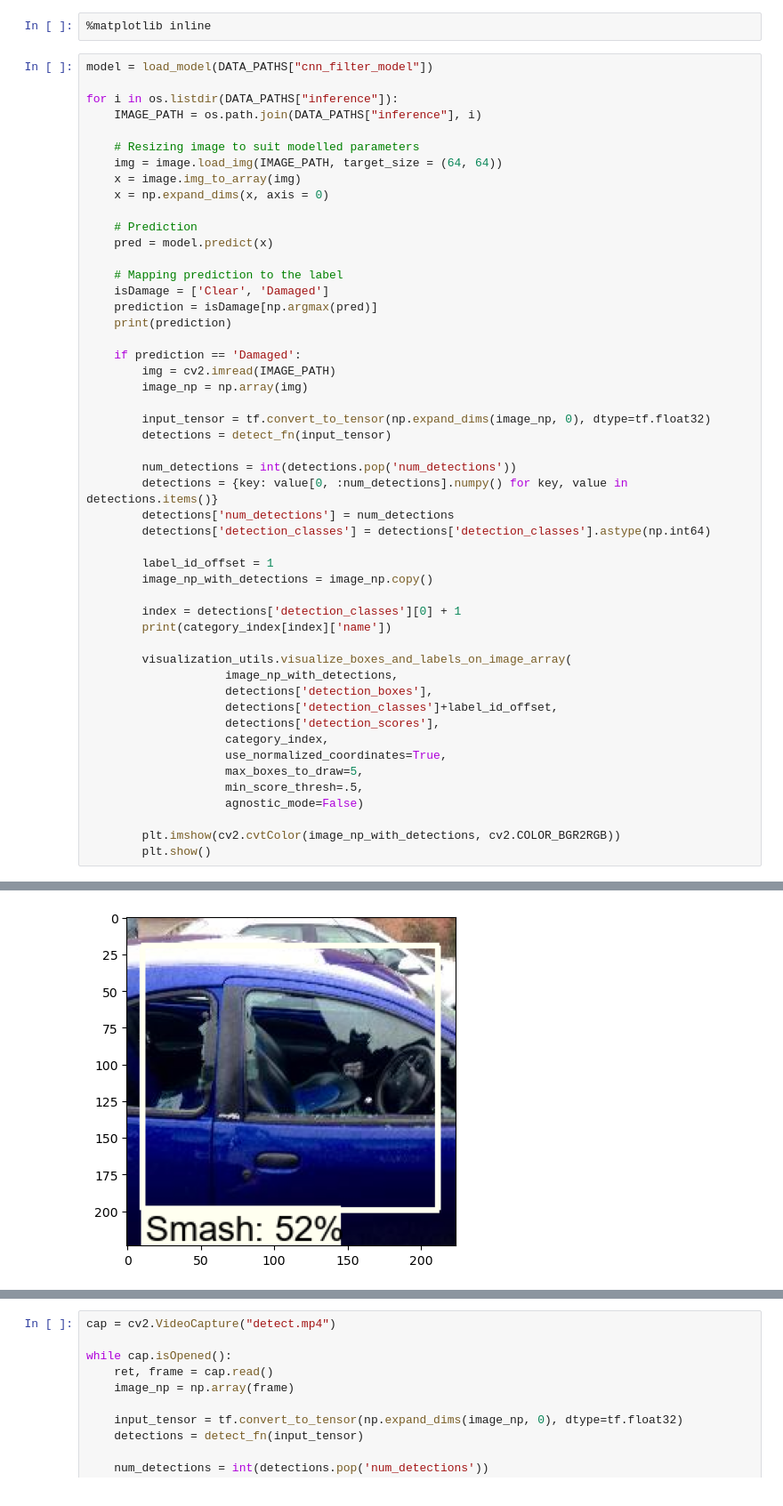
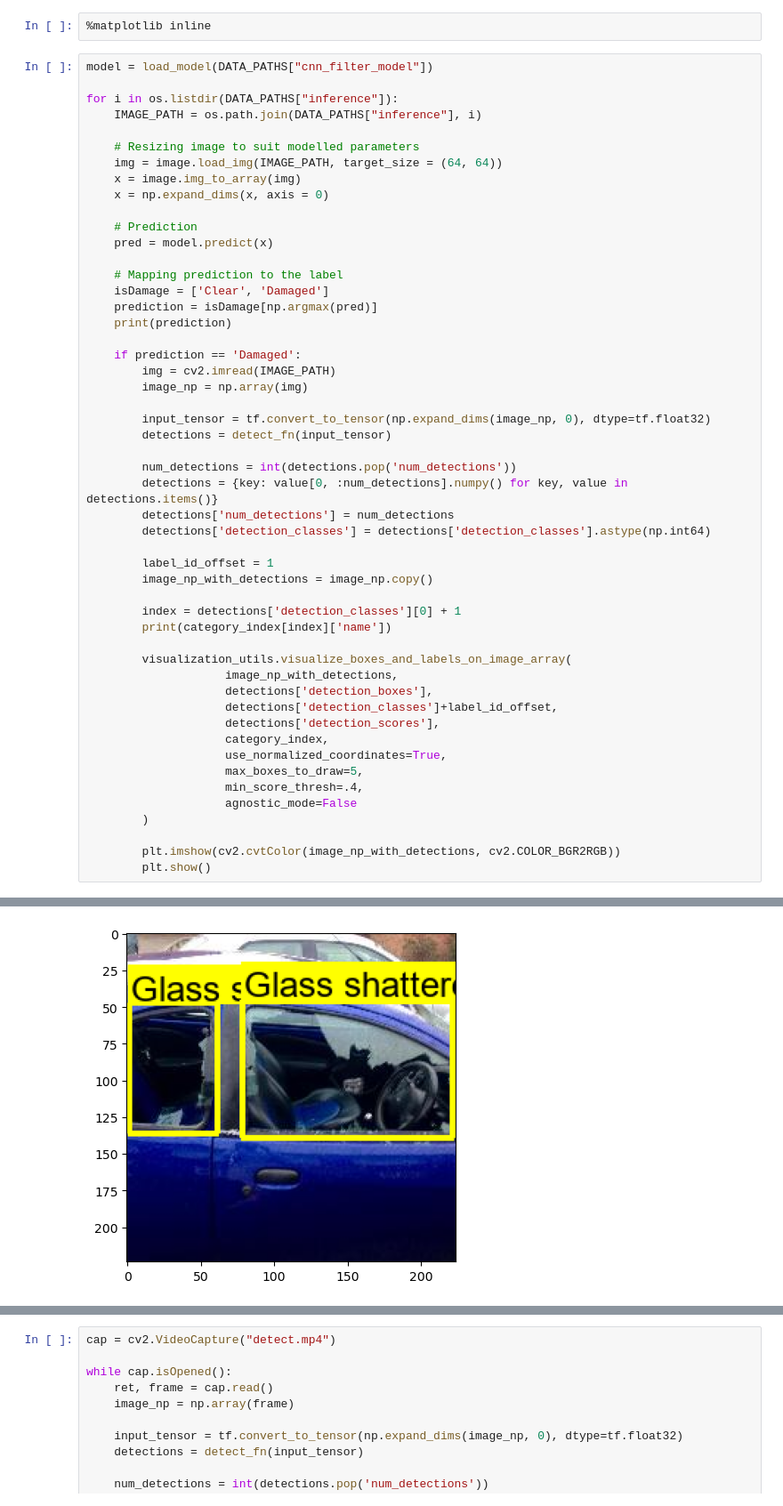
Before and after one commit to SaniaE/car-damage-detection, a Jupyter notebook: Test.ipynb, the cells around one changed output, grey strips where cells are left out. Shown at 89% size. Cells and saved outputs as stored; diff of their text form.

```diff
--- a/Test.ipynb
+++ b/Test.ipynb
@@ -84,8 +84,9 @@ for i in os.listdir(DATA_PATHS["inference"]):
                     category_index,
                     use_normalized_coordinates=True,
                     max_boxes_to_draw=5,
-                    min_score_thresh=.5,
-                    agnostic_mode=False)
+                    min_score_thresh=.4,
+                    agnostic_mode=False
+        )
 
         plt.imshow(cv2.cvtColor(image_np_with_detections, cv2.COLOR_BGR2RGB))
         plt.show()
@@ -104,3 +105,3 @@ Smash
-[figure, old version]
+[figure, new version]
 1/1 [==============================] - 0s 30ms/step
 Damaged
```
Also changed, not shown: parts of 2 cells of this notebook.
